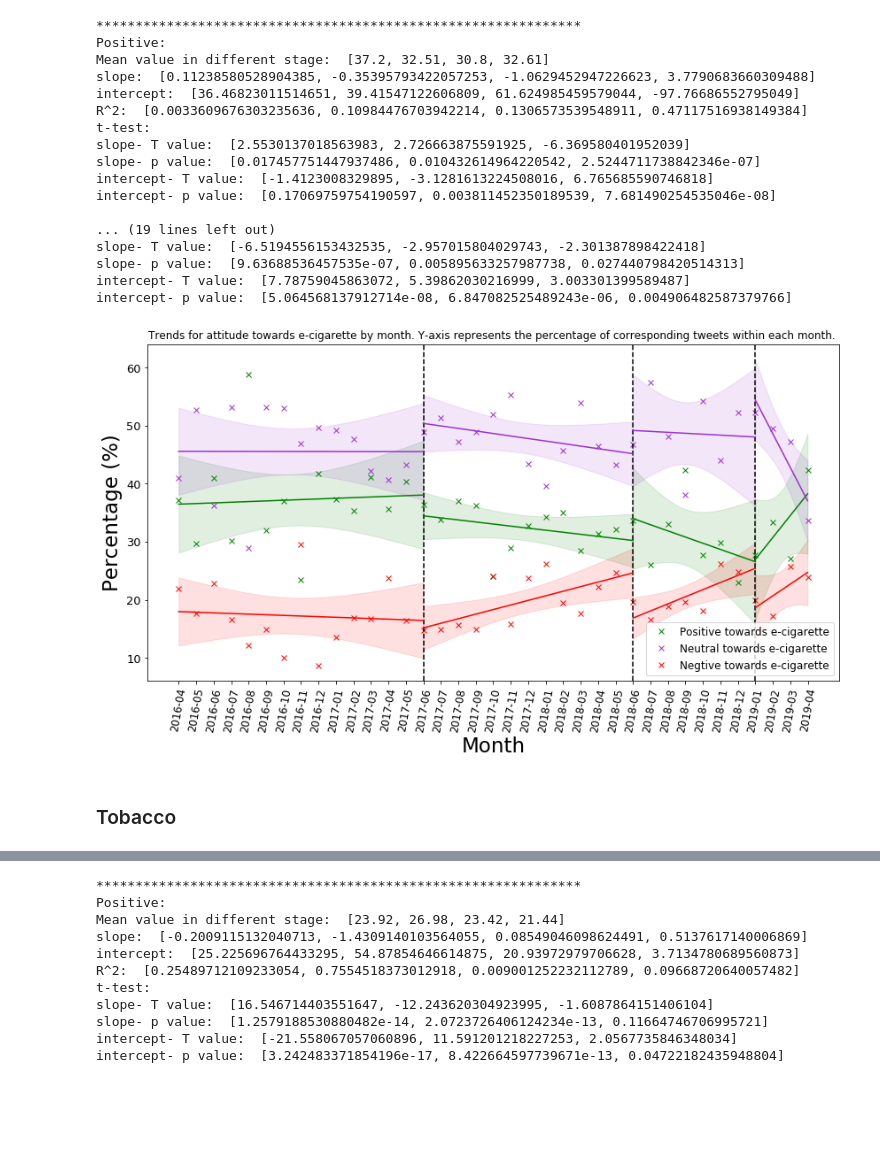
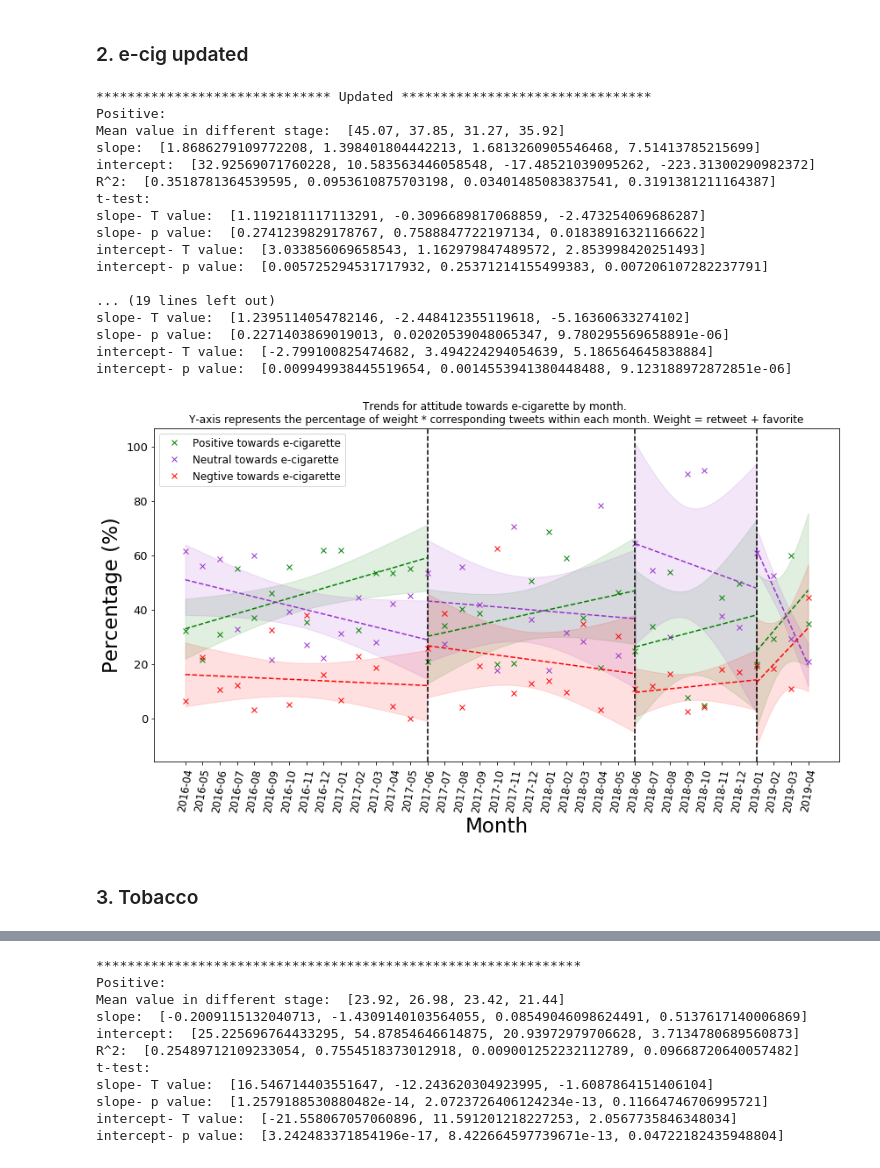
Before and after one commit to meettyj/Tobacco-on-Twitter, a Jupyter notebook: revision/figure_weight_sentiment_exp1.ipynb, the cells around one changed output, grey strips where cells are left out. Saved outputs shown, nothing was run; the diff lists cells and outputs as text; code cells hidden in the pictures; blank space fills up the shorter version.

Commit message:
update for 6 figures in sentiment with/without weight

```diff
--- a/revision/figure_weight_sentiment_exp1.ipynb
+++ b/revision/figure_weight_sentiment_exp1.ipynb
@@ -257,6 +257,27 @@ propotion_negative_ecig = []
 for i in range(37):
     propotion_negative_ecig.append((vader_negative_total[i]/SF_allECigarette_total[i])*100)
 print('length of propotion_negative_ecig: ', len(propotion_negative_ecig))
+
+# ============== Updated
+
+ecig_positive_weight_list = [75, 66, 99, 122, 59, 168, 75, 71, 388, 73, 27, 123, 85, 49, 38, 46, 109, 12, 27, 53, 82, 183, 285, 94, 104, 80, 245, 103, 197, 125, 53, 830, 171, 84, 139, 171, 168]
+ecig_neutral_weight_list = [144, 173, 188, 73, 96, 79, 53, 54, 140, 37, 37, 64, 67, 40, 98, 37, 151, 13, 24, 184, 59, 47, 152, 72, 434, 40, 638, 166, 109, 1459, 1010, 701, 115, 257, 250, 83, 102]
+ecig_negative_weight_list = [15, 69, 34, 27, 5, 119, 7, 76, 101, 8, 19, 43, 7, 0, 47, 52, 11, 6, 85, 24, 21, 37, 47, 88, 17, 52, 107, 36, 60, 42, 44, 339, 58, 82, 87, 31, 215]
+proportion_ecig_positive_weight_list = []
+proportion_ecig_neutral_weight_list = []
+proportion_ecig_negative_weight_list = []
+for i in range(len(ecig_positive_weight_list)):
+    total = ecig_positive_weight_list[i] + ecig_neutral_weight_list[i] + ecig_negative_weight_list[i]
+    proportion_positive = (ecig_positive_weight_list[i]/total)*100
+    proportion_ecig_positive_weight_list.append(proportion_positive)
+    proportion_neutral = (ecig_neutral_weight_list[i]/total)*100
+    proportion_ecig_neutral_weight_list.append(proportion_neutral)
+    proportion_negative = (ecig_negative_weight_list[i]/total)*100
+    proportion_ecig_negative_weight_list.append(proportion_negative)
+
+print('length of proportion_ecig_positive_weight_list: ', len(proportion_ecig_positive_weight_list))
+print('length of proportion_ecig_neutral_weight_list: ', len(proportion_ecig_neutral_weight_list))
+print('length of proportion_ecig_negative_weight_list: ', len(proportion_ecig_negative_weight_list))
 # %% [output]
 length of SF_allECigarette_total:  37
 length of vader_positive_total:  37
@@ -268,3 +368,5 @@ length of propotion_negative_ecig:  37
+# %% [markdown]
+### 2. e-cig updated
 # %%
 plt.figure(figsize=(14,7))
 
@@ -274,60 +376,62 @@ itemNum = len(x)
 # print(itemNum)
 
 
-plt.plot(x, propotion_positive_ecig, 'gx', label='Positive towards e-cigarette')
-plt.plot(x, propotion_neutral_ecig, 'x', color='darkorchid', label='Neutral towards e-cigarette')
-plt.plot(x, propotion_negative_ecig, 'rx', label='Negtive towards e-cigarette')
+plt.plot(x, proportion_ecig_positive_weight_list, 'gx', label='Positive towards e-cigarette')
+plt.plot(x, proportion_ecig_neutral_weight_list, 'x', color='darkorchid', label='Neutral towards e-cigarette')
+plt.plot(x, proportion_ecig_negative_weight_list, 'rx', label='Negtive towards e-cigarette')
 
 
 plt.legend()
 # plt.vlines(6, 0, 1, colors = "black", linestyles = "dashed")
 plt.axvline(14, hold=None,color='black',linestyle="--")
 # plt.annotate(s = 'Proposal', xy=(4,-0.3))
 plt.axvline(26, hold=None,color='black',linestyle="--")
 # plt.annotate(s = 'Approved', xy=(16,-0.3))
 plt.axvline(33, hold=None,color='black',linestyle="--")
 # plt.annotate(s = 'Enforcement ', xy=(23,-0.3))
 
-print('**************************************************************')
+
+print('****************************** Updated ********************************')
 print('Positive: ')
-drawRegressionLine_four_section(propotion_positive_ecig, color='g')
+drawRegressionLine_four_section(proportion_ecig_positive_weight_list, color='g',linestyle="--")
 print()
 print('Neutral: ')
-drawRegressionLine_four_section(propotion_neutral_ecig, color='darkorchid')
+drawRegressionLine_four_section(proportion_ecig_neutral_weight_list, color='darkorchid',linestyle="--")
 print()
 print('Negative: ')
-drawRegressionLine_four_section(propotion_negative_ecig, color='r')
+drawRegressionLine_four_section(proportion_ecig_negative_weight_list, color='r',linestyle="--")
 plt.rc('legend', fontsize=12)
 plt.rc('ytick', labelsize=13)
 plt.rc('xtick', labelsize=12)
 
+
 plt.xticks(rotation=80)
 plt.xlabel('Month', font_setting)
 plt.ylabel('Percentage (%)', font_setting)
-plt.title('Trends for attitude towards e-cigarette by month. Y-axis represents the percentage of corresponding tweets within each month. ')
+plt.title('Trends for attitude towards e-cigarette by month. \nY-axis represents the percentage of weight * corresponding tweets within each month. Weight = retweet + favorite')
 # plt.figure(figsize=(40,1))
 plt.show()
 # %% [output]
-**************************************************************
+****************************** Updated ********************************
 Positive:
-Mean value in different stage:  [37.2, 32.51, 30.8, 32.61]
-slope:  [0.11238580528904385, -0.35395793422057253, -1.0629452947226623, 3.7790683660309488]
-intercept:  [36.46823011514651, 39.41547122606809, 61.624985459579044, -97.76686552795049]
-R^2:  [0.0033609676303235636, 0.10984476703942214, 0.1306573539548911, 0.47117516938149384]
+Mean value in different stage:  [45.07, 37.85, 31.27, 35.92]
+slope:  [1.8686279109772208, 1.398401804442213, 1.6813260905546468, 7.51413785215699]
+intercept:  [32.92569071760228, 10.583563446058548, -17.48521039095262, -223.31300290982372]
+R^2:  [0.3518781364539595, 0.0953610875703198, 0.03401485083837541, 0.3191381211164387]
 t-test:
-slope- T value:  [2.5530137018563983, 2.726663875591925, -6.369580401952039]
-slope- p value:  [0.017457751447937486, 0.010432614964220542, 2.5244711738842346e-07]
-intercept- T value:  [-1.4123008329895, -3.1281613224508016, 6.765685590746818]
-intercept- p value:  [0.17069759754190597, 0.003811452350189539, 7.681490254535046e-08]
+slope- T value:  [1.1192181117113291, -0.3096689817068859, -2.473254069686287]
+slope- p value:  [0.2741239829178767, 0.7588847722197134, 0.01838916321166622]
+intercept- T value:  [3.033856069658543, 1.162979847489572, 2.853998420251493]
+intercept- p value:  [0.005725294531717932, 0.25371214155499383, 0.007206107282237791]
 
 ... (19 lines left out)
-slope- T value:  [-6.5194556153432535, -2.957015804029743, -2.301387898422418]
-slope- p value:  [9.63688536457535e-07, 0.005895633257987738, 0.027440798420514313]
-intercept- T value:  [7.78759045863072, 5.39862030216999, 3.003301399589487]
-intercept- p value:  [5.064568137912714e-08, 6.847082525489243e-06, 0.004906482587379766]
+slope- T value:  [1.2395114054782146, -2.448412355119618, -5.16360633274102]
+slope- p value:  [0.2271403869019013, 0.02020539048065347, 9.780295569658891e-06]
+intercept- T value:  [-2.799100825474682, 3.494224294054639, 5.186564645838884]
+intercept- p value:  [0.009949938445519654, 0.0014553941380448488, 9.123188972872851e-06]
-[figure, old version]
+[figure, new version]
 # %% [markdown]
-### Tobacco
+### 3. Tobacco
 # %%
 SF_tobacco = [907,930,974,899,888,710,775, 731,663,626,571,619,588,570,580,665,721,349,656,662,485,550,554,604,647,583,593,606,627, 613, 486, 701, 556, 606, 620, 487, 534]
 print('length of SF_tobacco: ', len(SF_tobacco))
```
Also changed, not shown: parts of 11 cells of this notebook, 3 other files.
